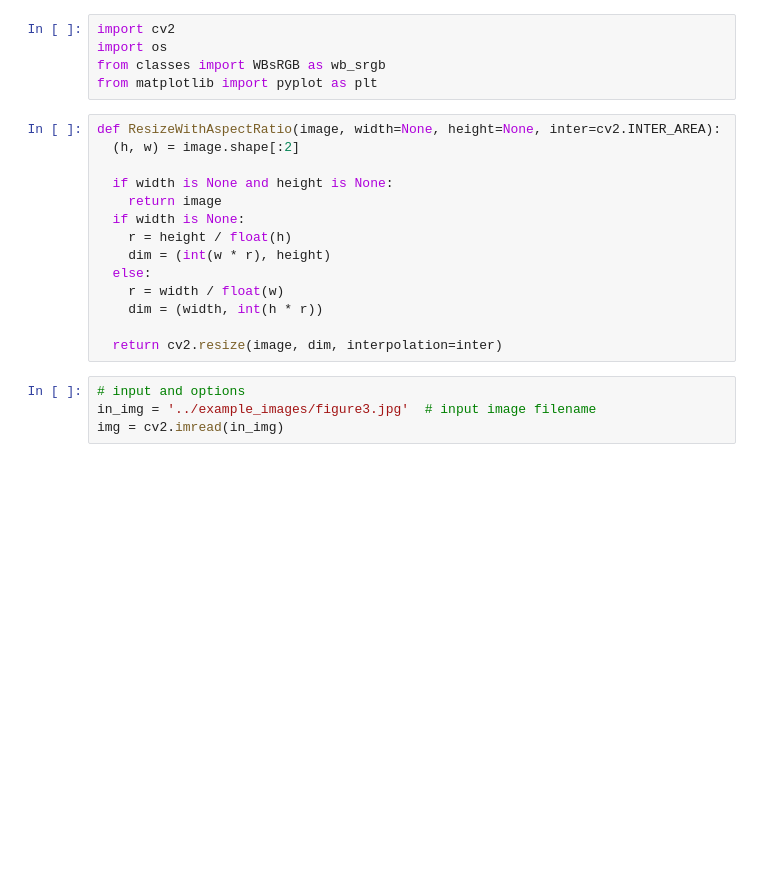
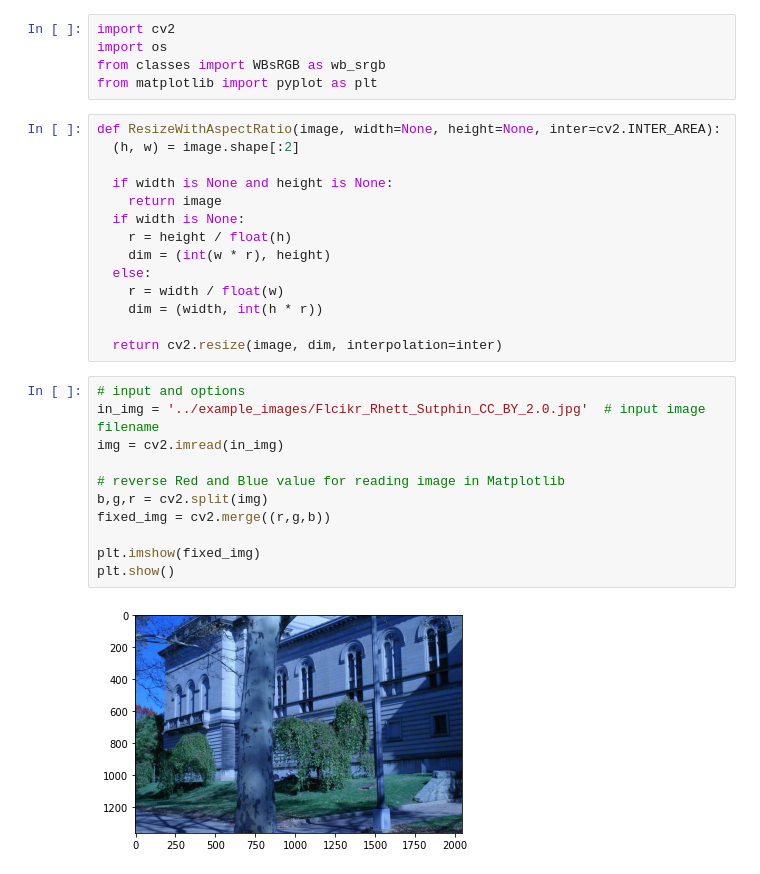
Before and after one commit to mkhoa/WB_sRGB, a Jupyter notebook: WB_sRGB_Python/notebook.ipynb, the cells around one changed output. Drawn from its saved outputs; the diff is of its cells as text; blank space fills up the shorter version.

```diff
--- a/WB_sRGB_Python/notebook.ipynb
+++ b/WB_sRGB_Python/notebook.ipynb
@@ -19,6 +19,15 @@ def ResizeWithAspectRatio(image, width=None, height=None, inter=cv2.INTER_AREA):
   return cv2.resize(image, dim, interpolation=inter)
 # %%
 # input and options
-in_img = '../example_images/figure3.jpg'  # input image filename
+in_img = '../example_images/Flcikr_Rhett_Sutphin_CC_BY_2.0.jpg'  # input image filename
 img = cv2.imread(in_img)
+
+# reverse Red and Blue value for reading image in Matplotlib
+b,g,r = cv2.split(img)
+fixed_img = cv2.merge((r,g,b))
+
+plt.imshow(fixed_img)
+plt.show()
+# %% [output]
+[figure, added]
 # %%
```
Also changed, not shown: parts of 2 cells of this notebook, 1 other file.
